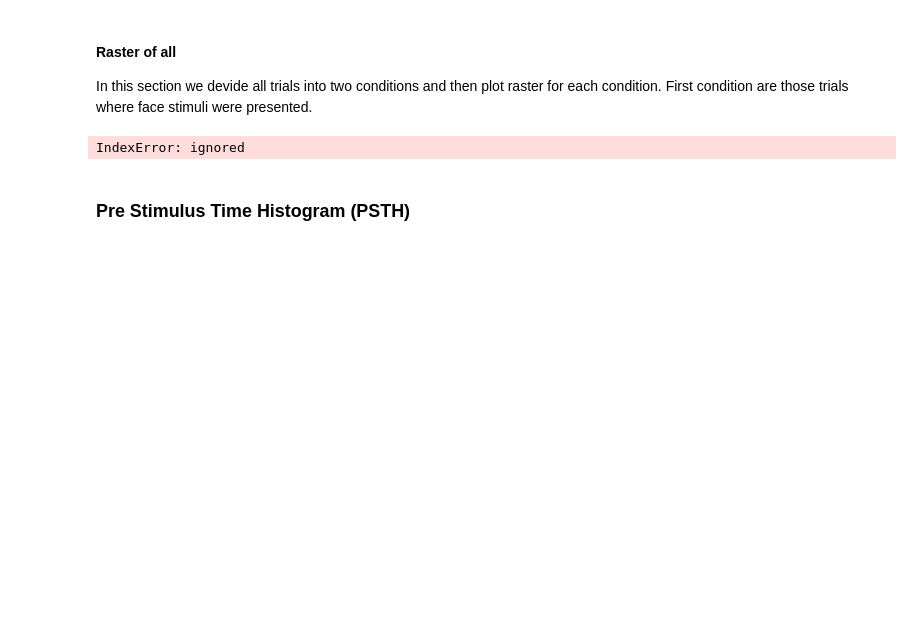
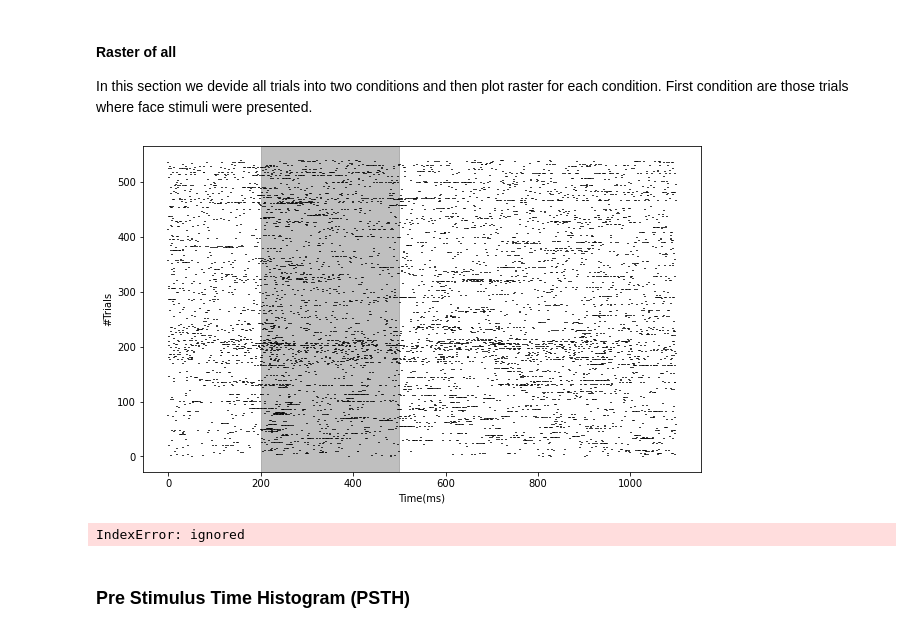
Before and after one commit to MiladQolami/Neural-Data-Analysis, a Jupyter notebook: MainCode.ipynb, the cells around one changed output. Cells and saved outputs as stored; diff of their text form; code cells hidden in the pictures; blank space fills up the shorter version.

```diff
--- a/MainCode.ipynb
+++ b/MainCode.ipynb
@@ -45,14 +48,16 @@ Text(0.5, 1.0, 'Raster plot of a random trial')
 # %%
 StimTags = sio.loadmat('trial_idx.mat')
 StimTags = StimTags['trial_idx']
 FaceStimTags = StimTags[((StimTags>=0) & (StimTags<20))]
 NonFaceStimTags =
 for i in range(540):
   plt.vlines(np.argwhere(spikes[i,:]),i-1,i)
-plt.axvspan(200,500,color = 'g',alpha=.2)
+plt.axvspan(200,500,color = 'gray',alpha=.5)
 plt.xlabel('Time(ms)')
 plt.ylabel('#Trials')
 plt.show()
+# %% [output]
+[figure, added]
 # %%
 StimTags[0]
 # %% [output]
```
Also changed, not shown: parts of 8 cells of this notebook.
